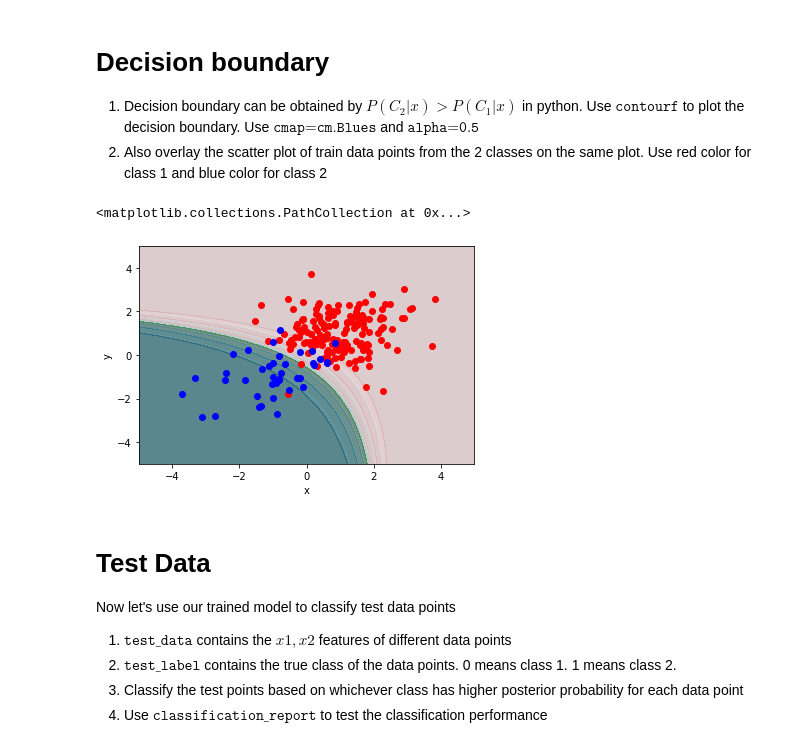
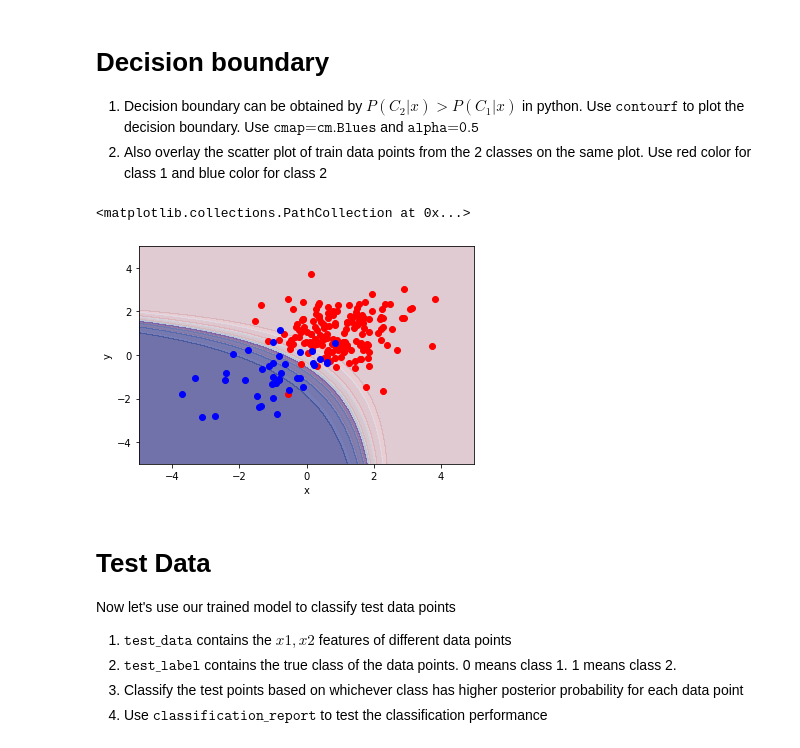
Before and after one commit to sreyadhar/Python-Programming, a Jupyter notebook: Assignment_ML_3.ipynb, the cells around one changed output. Saved outputs shown, nothing was run; the diff lists cells and outputs as text; code cells hidden in the pictures.

```diff
--- a/Assignment_ML_3.ipynb
+++ b/Assignment_ML_3.ipynb
@@ -145,15 +145,15 @@ Text(0, 0.5, 'y')
 # %%
 des = p2>p1
 plt.contourf(x,y,p1,cmap=cm.Reds,alpha=0.5)
 plt.contourf(x,y,p2,cmap=cm.Blues,alpha=0.5)
-plt.contourf(x,y,des,cmap=cm.Greens,alpha=0.3)
+plt.contourf(x,y,des,cmap=cm.Purples,alpha=0.3)
 plt.xlabel('x')
 plt.ylabel('y')
 plt.scatter(class1_train[:,0],class1_train[:,1],color='red')
 plt.scatter(class2_train[:,0],class2_train[:,1],color='blue')
 # %% [output]
 <matplotlib.collections.PathCollection at 0x...>
-[figure, old version]
+[figure, new version]
 # %% [markdown]
 # Test Data
 Now let's use our trained model to classify test data points
```
